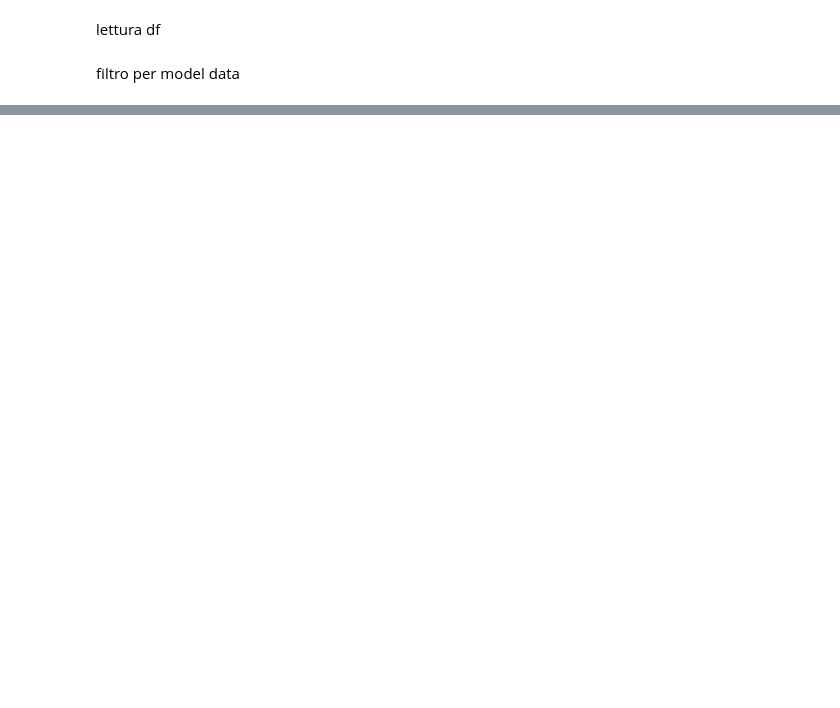
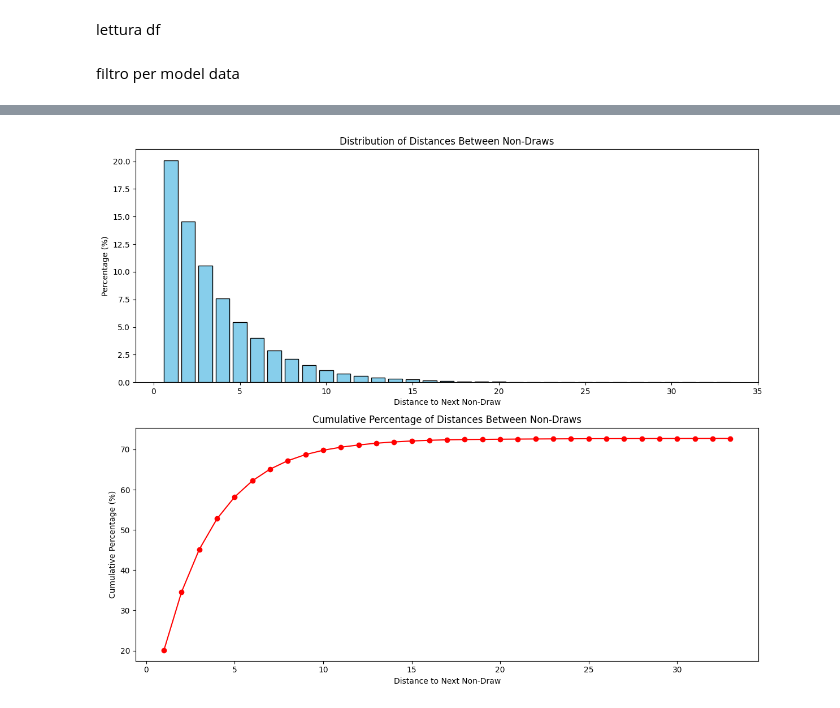
Before and after one commit to AndreyBertasini/eurobet_virtual, a Jupyter notebook: TIME/time.ipynb, the cells around one changed output, grey strips where cells are left out. Saved outputs shown, nothing was run; the diff lists cells and outputs as text; code cells hidden in the pictures; blank space fills up the shorter version.

```diff
--- a/TIME/time.ipynb
+++ b/TIME/time.ipynb
@@ -733,0 +425,14 @@ For example, when doing 'df[col].method(value, inplace=True)', try using 'df.met
+# %%
+# Calculate distribution of non-draws between draws
+non_draw_distances = data[data['is_draw'] == False]['distance_to_next_draw'].value_counts().sort_index()
+
+# Calculate percentages and create a dataframe
+total_matches = len(data)
+dist_df = pd.DataFrame({
+    'count': non_draw_distances,
+    'percentage': non_draw_distances / total_matches * 100
+})
+dist_df['cumulative_percentage'] = dist_df['percentage'].cumsum()
+
+print("Distribution of non-draws between draws:")
+print(dist_df)
@@ -733,0 +457,22 @@ For example, when doing 'df[col].method(value, inplace=True)', try using 'df.met
+# %%
+# Visualize the distribution
+import matplotlib.pyplot as plt
+
+fig, (ax1, ax2) = plt.subplots(2, 1, figsize=(12, 10))
+
+# Bar plot for distribution
+ax1.bar(dist_df.index, dist_df['percentage'], color='skyblue', edgecolor='black')
+ax1.set_title('Distribution of Distances Between Non-Draws')
+ax1.set_xlabel('Distance to Next Non-Draw')
+ax1.set_ylabel('Percentage (%)')
+
+# Line plot for cumulative distribution
+ax2.plot(dist_df.index, dist_df['cumulative_percentage'], marker='o', color='red')
+ax2.set_title('Cumulative Percentage of Distances Between Non-Draws')
+ax2.set_xlabel('Distance to Next Non-Draw')
+ax2.set_ylabel('Cumulative Percentage (%)')
+
+plt.tight_layout()
+plt.show()
+# %% [output]
+[figure, added]
```
Also changed, not shown: parts of 12 cells of this notebook, 31 other files.
